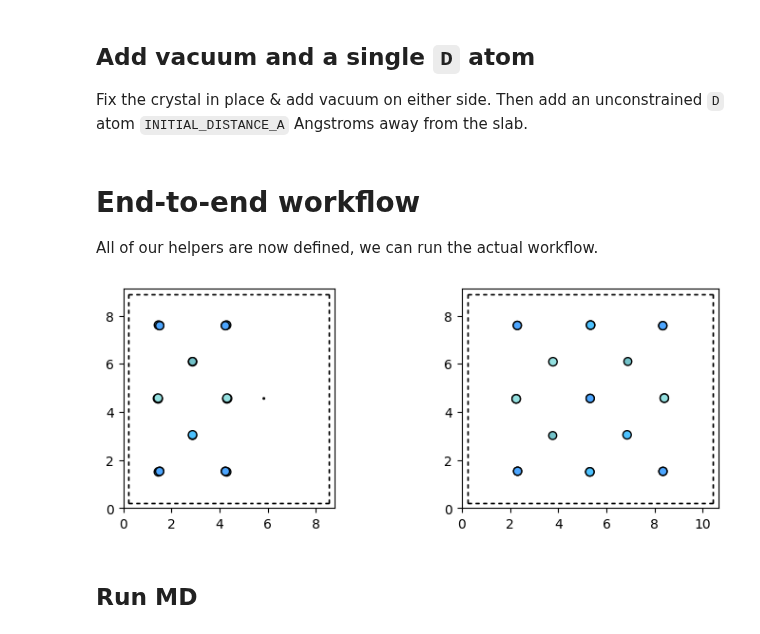
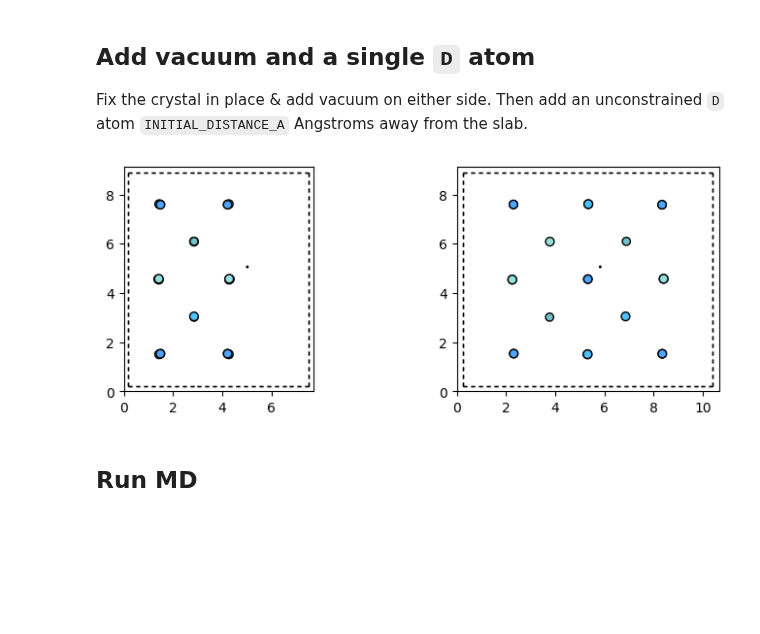
Before and after one commit to NWChen/sofe, a Jupyter notebook: MD on disordered alloy HfNbTaZr.ipynb, the cells around one changed output. Saved outputs shown, nothing was run; the diff lists cells and outputs as text; code cells hidden in the pictures; blank space fills up the shorter version.

```diff
--- a/MD on disordered alloy HfNbTaZr.ipynb
+++ b/MD on disordered alloy HfNbTaZr.ipynb
@@ -115,17 +44,0 @@ assert math.isclose(velocity(H_ATOMIC_MASS, 40), 0.0400031, abs_tol=1e-6)
-# %%
-def preview(atoms):
-    """
-    Previews an ase.Atoms object.
-
-        y
-        |
-        |_____ x
-       /
-      /
-     z
-
-    """
-    RADIUS = 0.1
-    fig, (ax1, ax2) = plt.subplots(figsize=(9, 3), nrows=1, ncols=2)
-    plot_atoms(atoms, ax1, radii=RADIUS, rotation=('0x,0y,0z'))
-    plot_atoms(atoms, ax2, radii=RADIUS, rotation=('0x,90y,0z'))
@@ -268,25 +100,0 @@ def get_D_position(atoms, INITIAL_DISTANCE_A=5.0, axis='z', offset=None):
-# %%
-def consecutive(data, stepsize=1.0):
-    return np.split(data, np.where(np.diff(data) >= stepsize)[0]+1)
-
-def pin_bottom_layers(atoms, nlayers, axis='z'):
-    """
-    "Pin"s some inner layers, i.e. make the positions of atoms in that layer fixed during MD.
-    Otherwise, when we send the particles to the slab with some momentum, the slab would move.
-
-    Args:
-        atoms: ase.Atoms object
-        nlayers: The number of layers to fix/pin, starting from the bottom of the slab
-    """
-    if axis == 'y':
-        ys = np.sort(np.unique(atoms.positions[:, 1]))
-        max_y = consecutive(ys)[nlayers - 1][0]
-        pinned_atoms = deepcopy(atoms)
-        mask = [atom for atom in atoms if atom.position[1] <= max_y]
-    if axis == 'x':
-        xs = np.sort(np.unique(atoms.positions[:, 0]))
-        max_x = consecutive(xs)[nlayers - 1][0]
-        pinned_atoms = deepcopy(atoms)
-        mask = [atom for atom in atoms if atom.position[0] <= max_x]
-    pinned_atoms.set_constraint(FixAtoms(mask=mask))
-    return pinned_atoms
@@ -359,3 +100,0 @@ def md(atoms, nsteps, dt, initial_eV=None, suffix=None):
-# %% [markdown]
-# End-to-end workflow
-All of our helpers are now defined, we can run the actual workflow.
@@ -417,32 +101,32 @@ OFFSET = np.array([0., 0., 0.])
 # %%
 # Run relaxation, if needed
 if RUN_RELAXATION:
     slab = import_vasp('input/HfNbTaZr_8.vasp', truncate=False)
     slab.center(vacuum=1)
     relax_output_filename = relax(slab)
 
 # Create our slab
 slab = output_to_atoms(relax_output_filename if RUN_RELAXATION else 'relax_data/relax_Hf5Nb2Ta10Zr5.out') # This slab is the result of relaxing a 22-atom crystal
 atoms = deepcopy(slab)
 atoms.center(vacuum=VACUUM, axis=2)
 atoms = pin_bottom_layers(atoms, nlayers=1, axis=AXIS)
 
 # Place the D atom in the center of the slab, `INITIAL_DISTANCE_A` Angstroms away
-DEUTERIUM_XYZ = get_D_position(atoms, INITIAL_DISTANCE_A=INITIAL_DISTANCE_A, axis=AXIS, offset=OFFSET)
+DEUTERIUM_XYZ = get_D_position(atoms, initial_distance_a=INITIAL_DISTANCE_A, axis=AXIS, normal_angle_deg=INCIDENT_ANGLE_DEG, polar_angle_deg=POLAR_ANGLE_DEG)
 deuterium = Atom('H', mass=DEUTERIUM_MASS_AMU, position=DEUTERIUM_XYZ)
 atoms.append(deuterium)
 
 # Expand unit cell so that the D atom fits
 existing_cell = atoms.get_cell()
 atoms.set_cell(np.array([ # TODO this code is dogshit, clean it up
     existing_cell[0][0] + (2 * INITIAL_DISTANCE_A if AXIS == 'x' else 0),
     existing_cell[1][1] + (2 * INITIAL_DISTANCE_A if AXIS == 'y' else 0),
     existing_cell[2][2] + (2 * INITIAL_DISTANCE_A if AXIS == 'z' else 0)]
 ))
 
 preview(atoms)
 # %% [output]
-[figure, old version]
+[figure, new version]
 # %% [markdown]
 ## Run MD
 # %%
```
Also changed, not shown: parts of 19 cells of this notebook, 13 other files.
